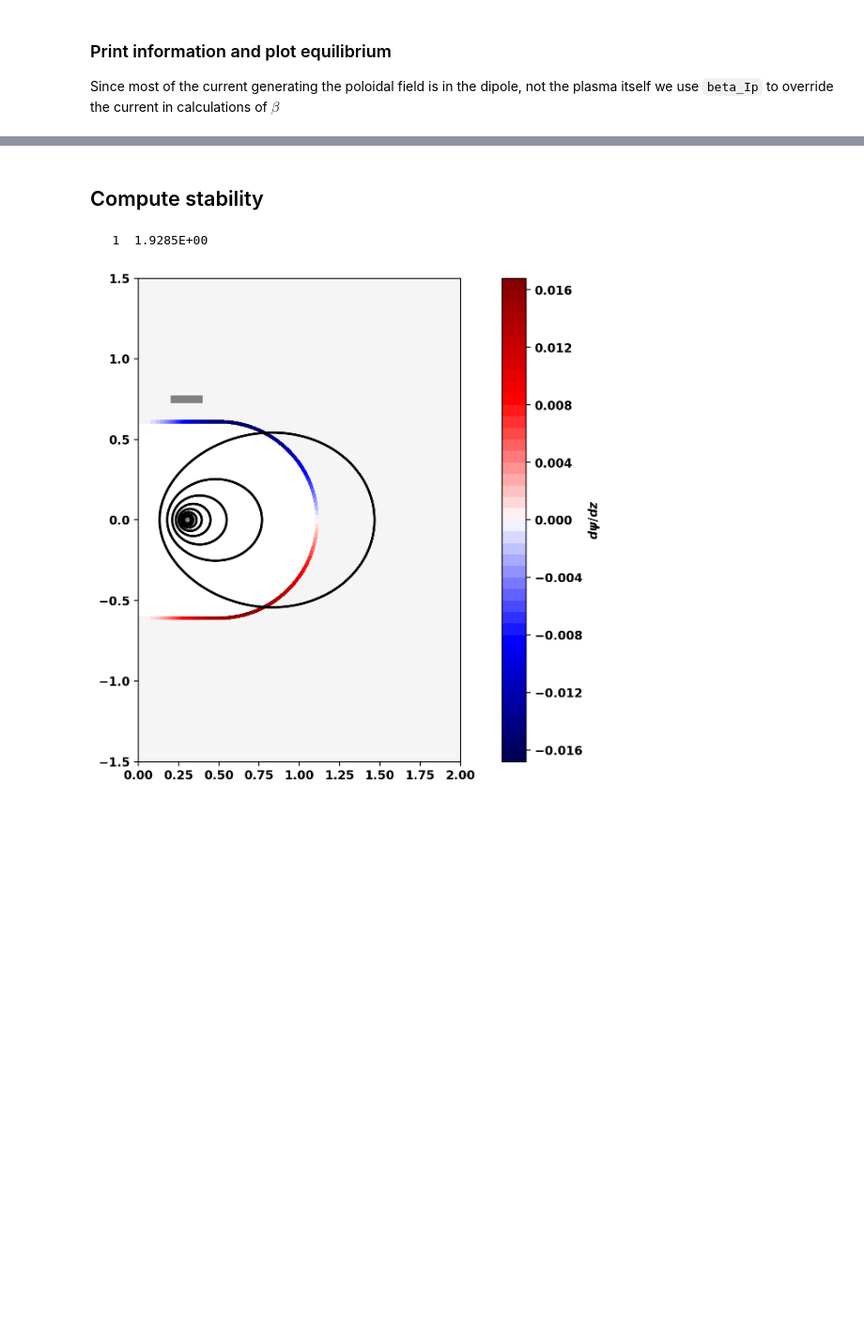
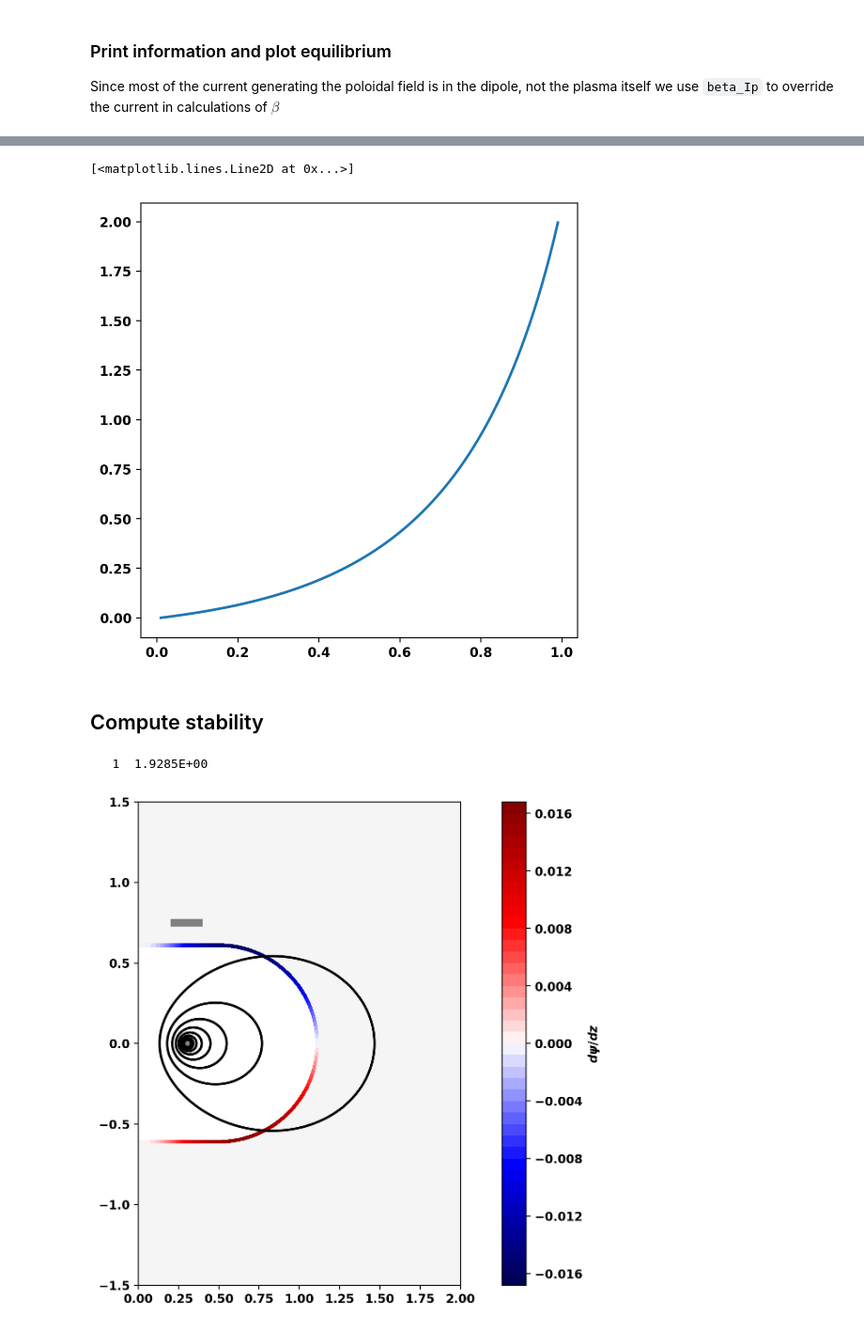
Before and after one commit to hansec/OpenFUSIONToolkit, a Jupyter notebook: src/examples/TokaMaker/Dipole/dipole_eq_ex.ipynb, the cells around one changed output, grey strips where cells are left out. Shown: that part at 94% size. Saved outputs shown, nothing was run; the diff lists cells and outputs as text; code cells hidden in the pictures; blank space fills up the shorter version.

```diff
--- a/src/examples/TokaMaker/Dipole/dipole_eq_ex.ipynb
+++ b/src/examples/TokaMaker/Dipole/dipole_eq_ex.ipynb
@@ -241,3 +264,10 @@ Equilibrium Statistics:
+# %%
+from scipy.integrate import cumulative_trapezoid
+psi_vals,qvals,ravgs,dl,rbounds,zbounds = mygs.get_q(np.linspace(0.01,1.0-0.01,100))
+plt.plot(psi_vals,cumulative_trapezoid(ravgs[2,:],mygs.psinorm_to_absolute(psi_vals),initial=0.0))
+# %% [output]
+[<matplotlib.lines.Line2D at 0x...>]
+[figure, added]
 # %% [markdown]
 ## Compute stability
 # %%
```
Also changed, not shown: parts of 5 cells of this notebook, 15 other files.
